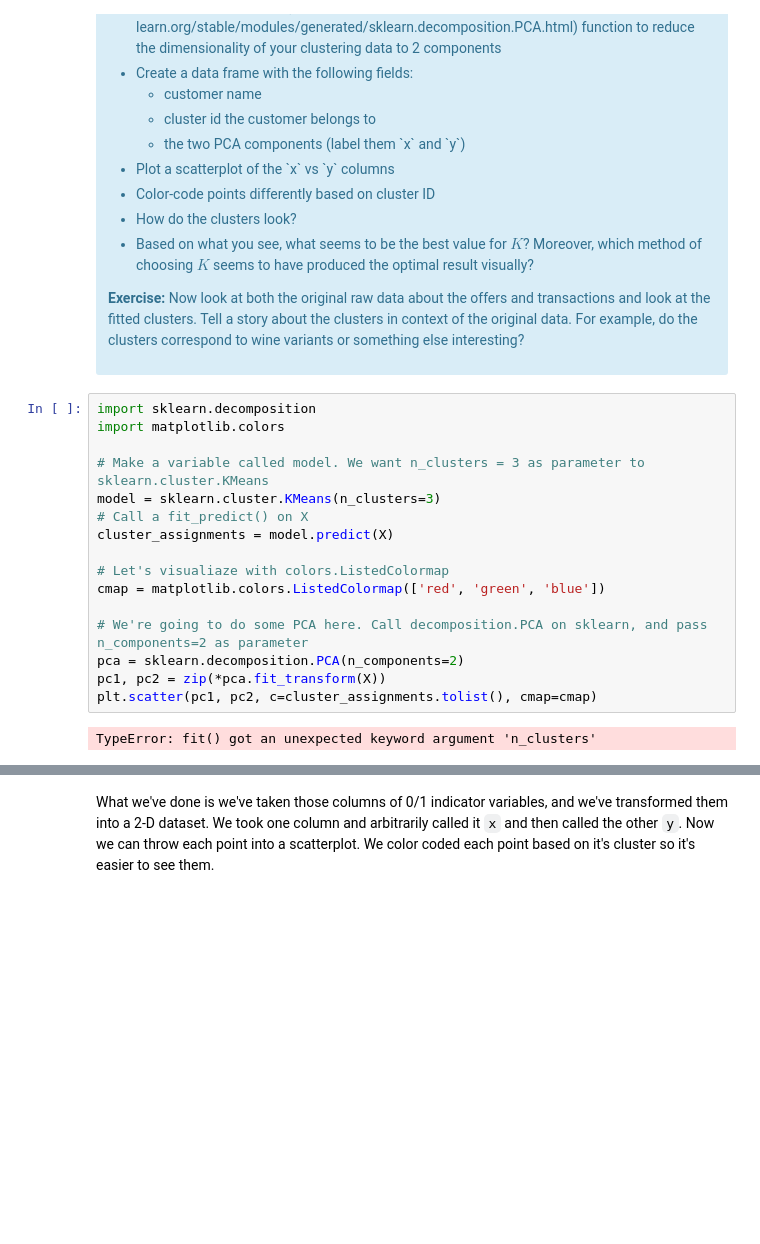
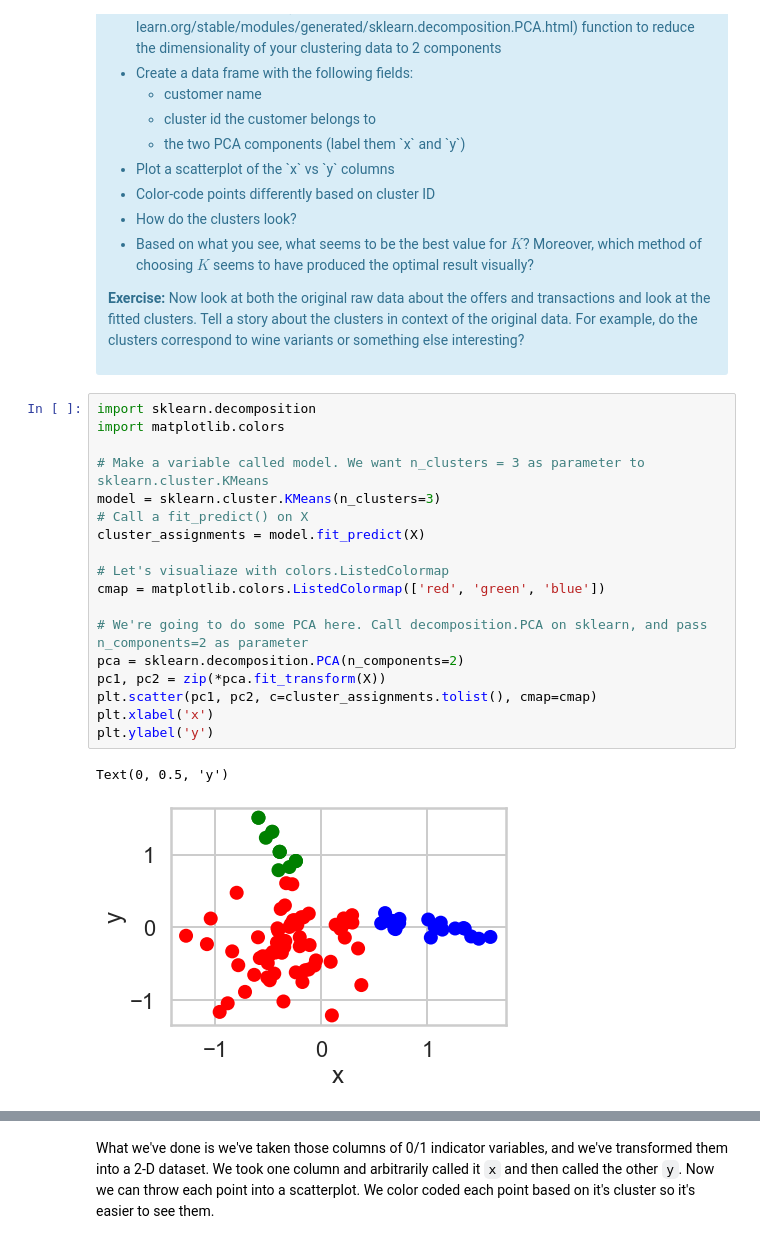
Before and after one commit to allokkk/Clustering-Case-Study, a Jupyter notebook: Clustering Case Study - Customer Segmentation with K-Means - Tier 3.ipynb, the cells around one changed output, grey strips where cells are left out. Saved outputs shown, nothing was run; the diff lists cells and outputs as text; blank space fills up the shorter version.

```diff
--- a/Clustering Case Study - Customer Segmentation with K-Means - Tier 3.ipynb
+++ b/Clustering Case Study - Customer Segmentation with K-Means - Tier 3.ipynb
@@ -485,21 +399,24 @@ This is only one use of PCA for dimension reduction. We can also use PCA when we
 # %%
 import sklearn.decomposition
 import matplotlib.colors
 
 # Make a variable called model. We want n_clusters = 3 as parameter to sklearn.cluster.KMeans
 model = sklearn.cluster.KMeans(n_clusters=3)
 # Call a fit_predict() on X
-cluster_assignments = model.predict(X)
+cluster_assignments = model.fit_predict(X)
 
 # Let's visualiaze with colors.ListedColormap
 cmap = matplotlib.colors.ListedColormap(['red', 'green', 'blue'])
 
 # We're going to do some PCA here. Call decomposition.PCA on sklearn, and pass n_components=2 as parameter
 pca = sklearn.decomposition.PCA(n_components=2)
 pc1, pc2 = zip(*pca.fit_transform(X))
 plt.scatter(pc1, pc2, c=cluster_assignments.tolist(), cmap=cmap)
+plt.xlabel('x')
+plt.ylabel('y')
 # %% [output]
-TypeError: fit() got an unexpected keyword argument 'n_clusters'
+Text(0, 0.5, 'y')
+[figure, added]
 # %%
 # Plot count of offer_id in each cluster.
 # But, certain offers were used more than others in the original data.
```
Also changed, not shown: parts of 9 cells of this notebook.
